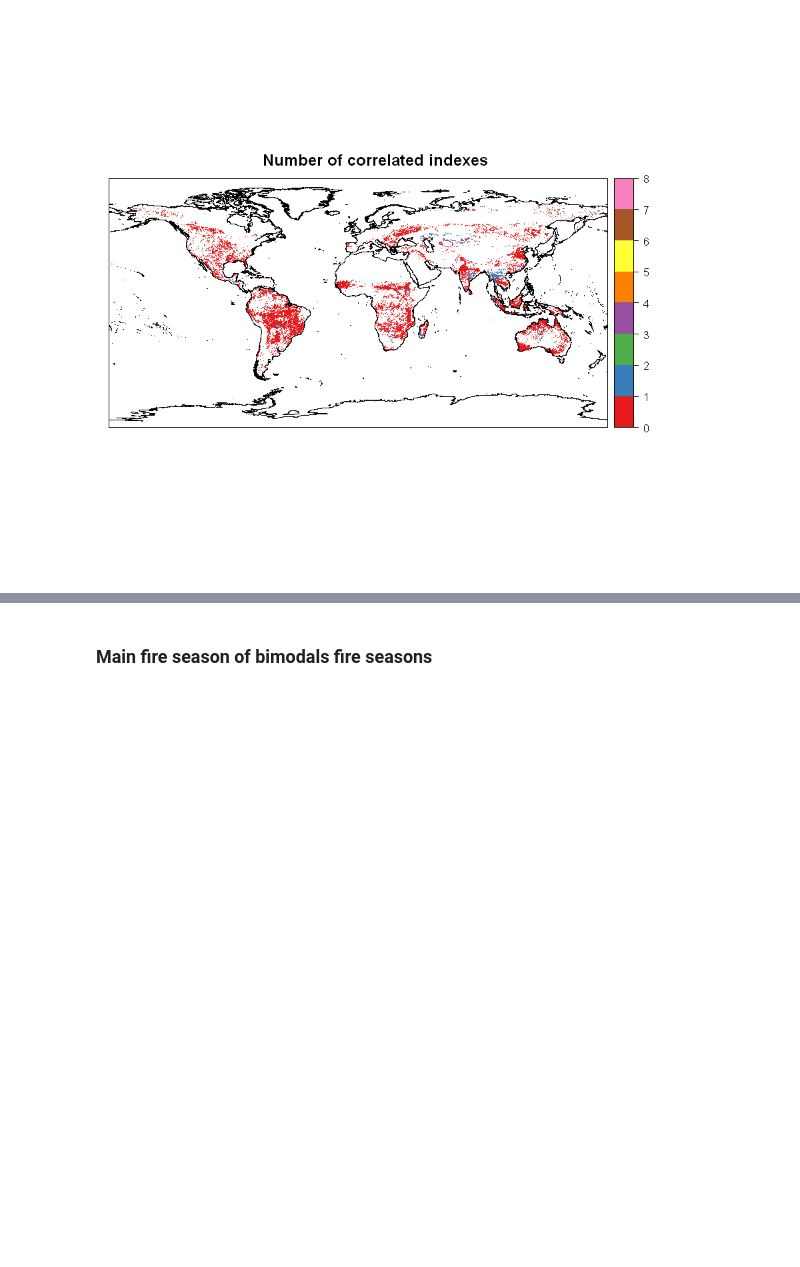
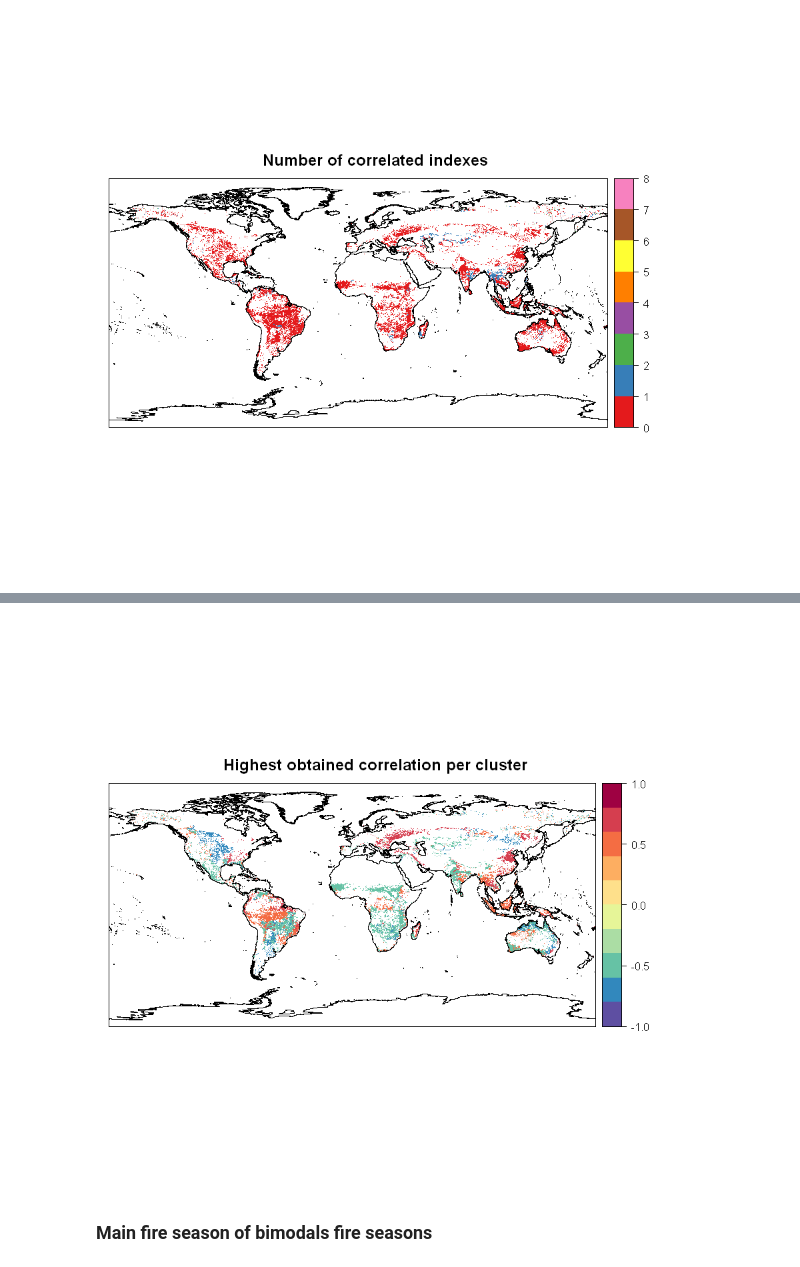
Before and after one commit to MarcosVM98/TFM, a Jupyter notebook: notebooks/Correlation_Per75.ipynb, the cells around one changed output, grey strips where cells are left out. Cells and saved outputs as stored; diff of their text form; code cells hidden in the pictures; blank space fills up the shorter version.

```diff
--- a/notebooks/Correlation_Per75.ipynb
+++ b/notebooks/Correlation_Per75.ipynb
@@ -208,8 +207,8 @@ v = cbind(as.numeric(corr.df$nao.pvalue<0.05), as.numeric(corr.df$poleur.pvalue<
           as.numeric(corr.df$eawr.pvalue<0.05), as.numeric(corr.df$pna.pvalue<0.05), as.numeric(corr.df$nina34.pvalue<0.05),
           as.numeric(corr.df$scand.pvalue<0.05), as.numeric(corr.df$wp.pvalue<0.05))
 
-corr.df$suma = rowSums(v, na.rm=T)
-v <- corr.df$suma
+suma = rowSums(v, na.rm=T)
+v <- suma
 v[which(v < 1)] <- NA
 
 df1 <- cbind.data.frame(masked_coords, v)
@@ -223,7 +222,7 @@ arg.list[["xlim"]] <- c(-180,180)
 do.call("spplot", arg.list) %>% print()
 
 for (i in 1:8){
-    cat('Number of pixels correlated with more than ', i-1, ' indexes ', sum(corr.df$suma > i-1), '\n')
+    cat('Number of pixels correlated with more than ', i-1, ' indexes ', sum(suma > i-1), '\n')
 }
 # %% [output]
 Warning message in points2grid(points, tolerance, round):
@@ -237,3 +236,39 @@ Number of pixels correlated with more than  5  indexes  0
 Number of pixels correlated with more than  6  indexes  0
 Number of pixels correlated with more than  7  indexes  0
 [figure]
+# %%
+#' @title Get highest correlation per pixel
+#' @description Function for obtaining the highest (in module) correlation of a pixel among all the significant correlations
+# that its burned area has with all the climate indexes
+#' @param is a row of a correlation dataframe
+#' @return the value of the highest correlation
+getMaxCorr <- function (row){
+    if (all(is.na(row[-c(1,2)])) | sum(row[seq(4, length(row), 2)] < 0.05) < 1){
+        return (NA)
+    } else {
+        ind = which(row[seq(4, length(row), 2)] < 0.05)
+        ma = max(row[2*ind+1])
+        mi = min(row[2*ind+1])
+        if (abs(mi) > abs(ma)){
+            return (mi)
+        } else {
+            return (ma)
+        }
+    }
+}
+# %%
+arg.list <- list(col.regions = group.colors[11:1][-6],
+                      at = seq(-1, 1, 0.2), main = 'Highest obtained correlation per cluster')
+
+v = apply(corr.df, 1, function (x) getMaxCorr(x))
+
+df1 <- cbind.data.frame(masked_coords, v)
+coordinates(df1) <- c(1,2)
+gridded(df1) <- TRUE
+arg.list[["sp.layout"]] <- list("sp.lines", coast.lines)
+arg.list[["obj"]] <- df1
+arg.list[["zcol"]] <- 1
+arg.list[["ylim"]] <- c(-90,90)
+arg.list[["xlim"]] <- c(-180,180)
+do.call("spplot", arg.list) %>% print()
+# %% [output]
@@ -240,3 +277,4 @@ Number of pixels correlated with more than  7  indexes  0
+[figure, added]
 # %% [markdown]
 ### Main fire season of bimodals fire seasons
 # %%
```
Also changed, not shown: parts of 26 cells of this notebook, 7 other files.
